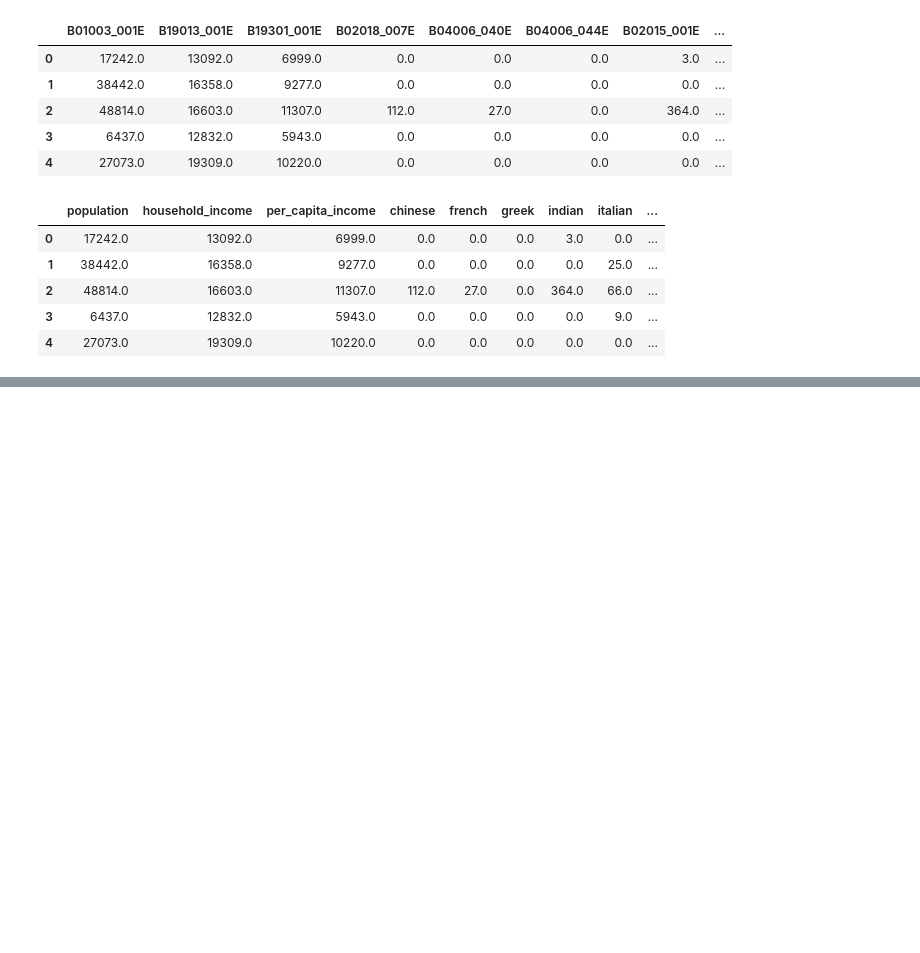
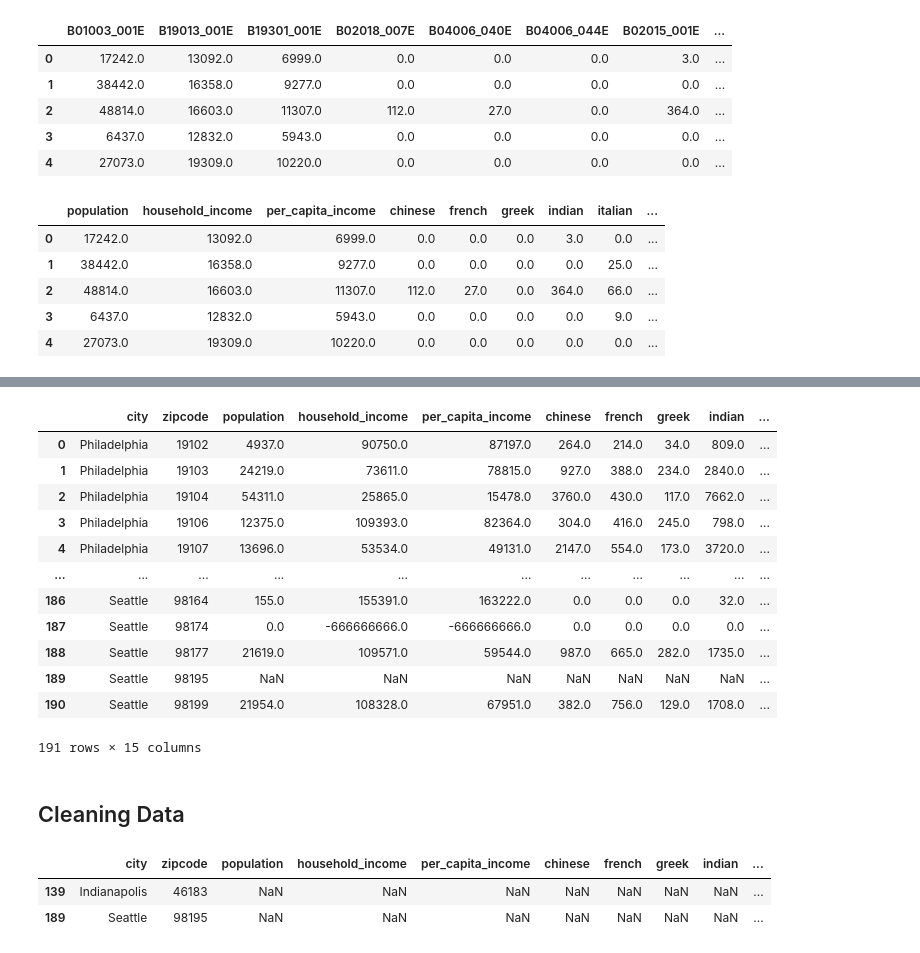
Before and after one commit to DPintacasi/teamcobra_project1, a Jupyter notebook: Scripts/census_data_extract.ipynb, the cells around one changed output, grey strips where cells are left out. Drawn from its saved outputs; the diff is of its cells as text; code cells hidden in the pictures; blank space fills up the shorter version.

```diff
--- a/Scripts/census_data_extract.ipynb
+++ b/Scripts/census_data_extract.ipynb
@@ -53,0 +70,15 @@ census_df.agg(['mean','median','std','sem','max'])
+# %%
+#list cities of interest
+cities = ['philadelphia','atlanta','dallas','indianapolis','seattle']
+
+#import csv files contiaining zipcodes for the cities
+zipcodes = [pd.read_csv(f"../Resources/{city}_zipcodes.csv",encoding= 'unicode_escape') for city in cities ]
+
+#drop the last row from every list as it is a reference link
+zipcodes = [city.drop(city.tail(1).index) for city in zipcodes]
+
+#make strings
+zipcodes = [city.astype('string') for city in zipcodes]
+
+#show dataframe for one of the cities
+zipcodes[0].head()
@@ -53,0 +92,8 @@ census_df.agg(['mean','median','std','sem','max'])
+# %%
+#aim to make one long dataframe with 2 columns: city and zipcode to later merge with the larger dataframe
+zipcodes_df = pd.concat(zipcodes)
+zipcodes_df = zipcodes_df.stack()
+zipcodes_df = zipcodes_df.reset_index()
+zipcodes_df.drop(columns = 'level_0', inplace = True)
+zipcodes_df.rename(columns = {'level_1' : 'city',0:'zipcode'},inplace = True)
+zipcodes_df
@@ -53,0 +114,26 @@ census_df.agg(['mean','median','std','sem','max'])
+# %%
+#merge dataframes
+census_cities_df = pd.merge(zipcodes_df,census_df,how = 'left', on = 'zipcode')
+census_cities_df
+# %% [output]
+|  | city | zipcode | population | household_income | per_capita_income | chinese | french | greek | indian | ... |
+| 0 | Philadelphia | 19102 | 4937.0 | 90750.0 | 87197.0 | 264.0 | 214.0 | 34.0 | 809.0 | ... |
+| 1 | Philadelphia | 19103 | 24219.0 | 73611.0 | 78815.0 | 927.0 | 388.0 | 234.0 | 2840.0 | ... |
+| 2 | Philadelphia | 19104 | 54311.0 | 25865.0 | 15478.0 | 3760.0 | 430.0 | 117.0 | 7662.0 | ... |
+| 3 | Philadelphia | 19106 | 12375.0 | 109393.0 | 82364.0 | 304.0 | 416.0 | 245.0 | 798.0 | ... |
+| 4 | Philadelphia | 19107 | 13696.0 | 53534.0 | 49131.0 | 2147.0 | 554.0 | 173.0 | 3720.0 | ... |
+| ... | ... | ... | ... | ... | ... | ... | ... | ... | ... | ... |
+| 186 | Seattle | 98164 | 155.0 | 155391.0 | 163222.0 | 0.0 | 0.0 | 0.0 | 32.0 | ... |
+| 187 | Seattle | 98174 | 0.0 | -666666666.0 | -666666666.0 | 0.0 | 0.0 | 0.0 | 0.0 | ... |
+| 188 | Seattle | 98177 | 21619.0 | 109571.0 | 59544.0 | 987.0 | 665.0 | 282.0 | 1735.0 | ... |
+| 189 | Seattle | 98195 | NaN | NaN | NaN | NaN | NaN | NaN | NaN | ... |
+| 190 | Seattle | 98199 | 21954.0 | 108328.0 | 67951.0 | 382.0 | 756.0 | 129.0 | 1708.0 | ... |
+191 rows × 15 columns
+# %% [markdown]
+## Cleaning Data
+# %%
+census_cities_df[census_cities_df['population'].isnull()]
+# %% [output]
+|  | city | zipcode | population | household_income | per_capita_income | chinese | french | greek | indian | ... |
+| 139 | Indianapolis | 46183 | NaN | NaN | NaN | NaN | NaN | NaN | NaN | ... |
+| 189 | Seattle | 98195 | NaN | NaN | NaN | NaN | NaN | NaN | NaN | ... |
```
Also changed, not shown: parts of 16 cells of this notebook, 4 other files.
